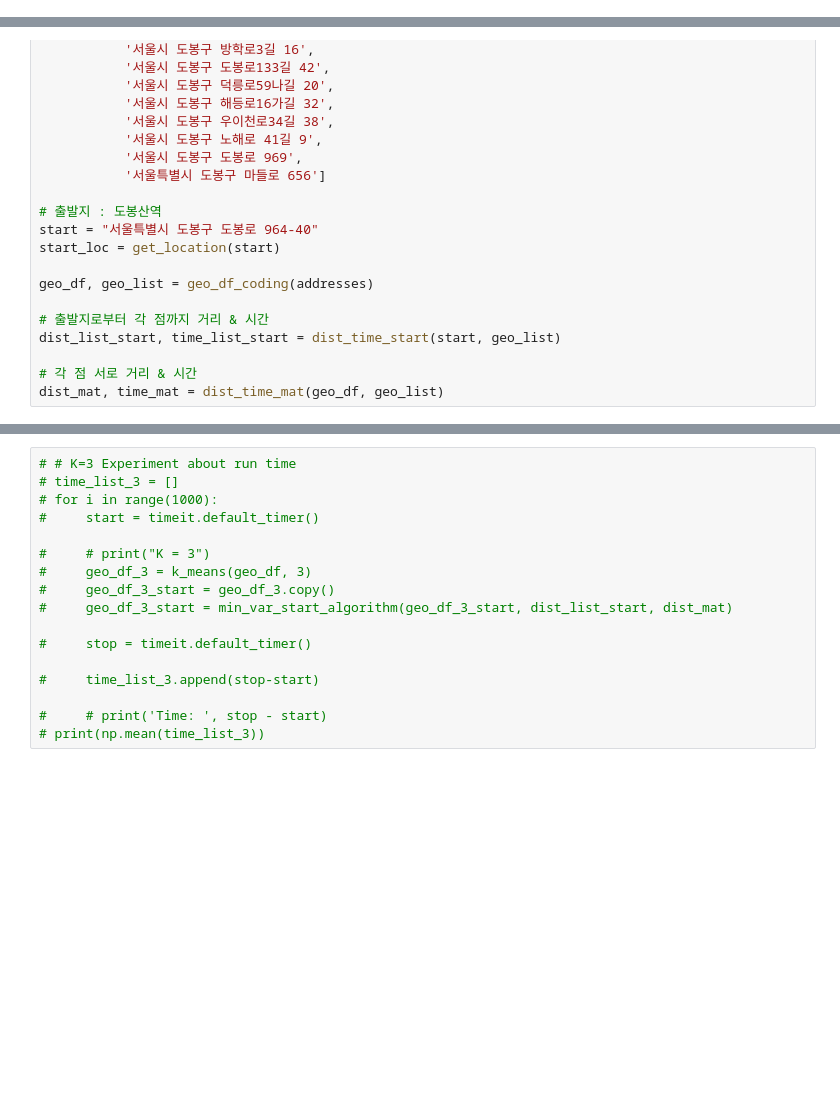
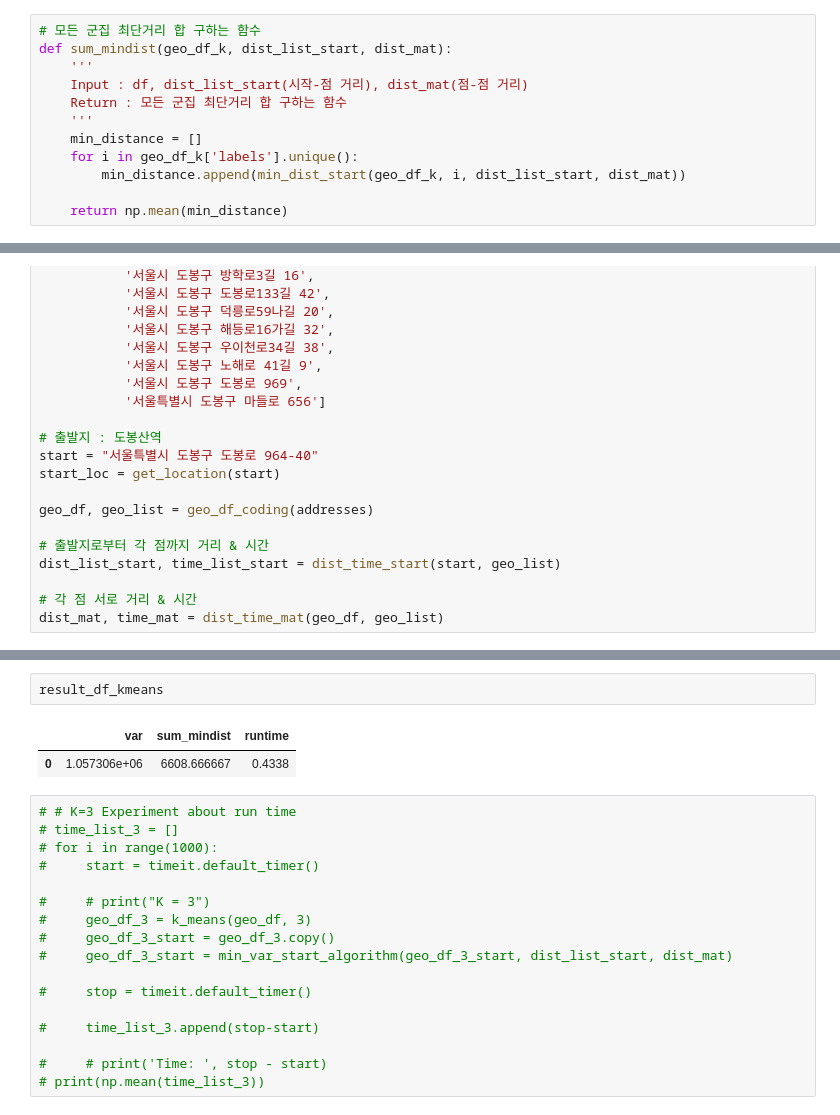
Before and after one commit to Park-taenam/Map_Clustering, a Jupyter notebook: clustering/clustering_experiment.ipynb, the cells around one changed output, grey strips where cells are left out. Drawn from its saved outputs; the diff is of its cells as text; blank space fills up the shorter version.

```diff
--- a/clustering/clustering_experiment.ipynb
+++ b/clustering/clustering_experiment.ipynb
@@ -215,6 +208,18 @@ def min_dist_start_order(geo_df_k, label, dist_list_start, dist_mat):
 
     # 가장 작은 값 -> 최단거리순서
     return permutations[np.argmin(dist_sum_lst)]
+# %%
+# 모든 군집 최단거리 합 구하는 함수
+def sum_mindist(geo_df_k, dist_list_start, dist_mat):
+    '''
+    Input : df, dist_list_start(시작-점 거리), dist_mat(점-점 거리)
+    Return : 모든 군집 최단거리 합 구하는 함수
+    '''
+    min_distance = []
+    for i in geo_df_k['labels'].unique():
+        min_distance.append(min_dist_start(geo_df_k, i, dist_list_start, dist_mat))
+
+    return np.mean(min_distance)
 # %%
 # 각 군집의 출발점으로부터 최단거리끼리 차이의 분산
 def start_var_diff(geo_df_k, dist_list_start, dist_mat):
@@ -328,3 +361,8 @@ dist_mat, time_mat = dist_time_mat(geo_df, geo_list)
+# %%
+result_df_kmeans
+# %% [output]
+|  | var | sum_mindist | runtime |
+| 0 | 1.057306e+06 | 6608.666667 | 0.4338 |
 # %%
 # # K=3 Experiment about run time
 # time_list_3 = []
```
Also changed, not shown: parts of 15 cells of this notebook.
